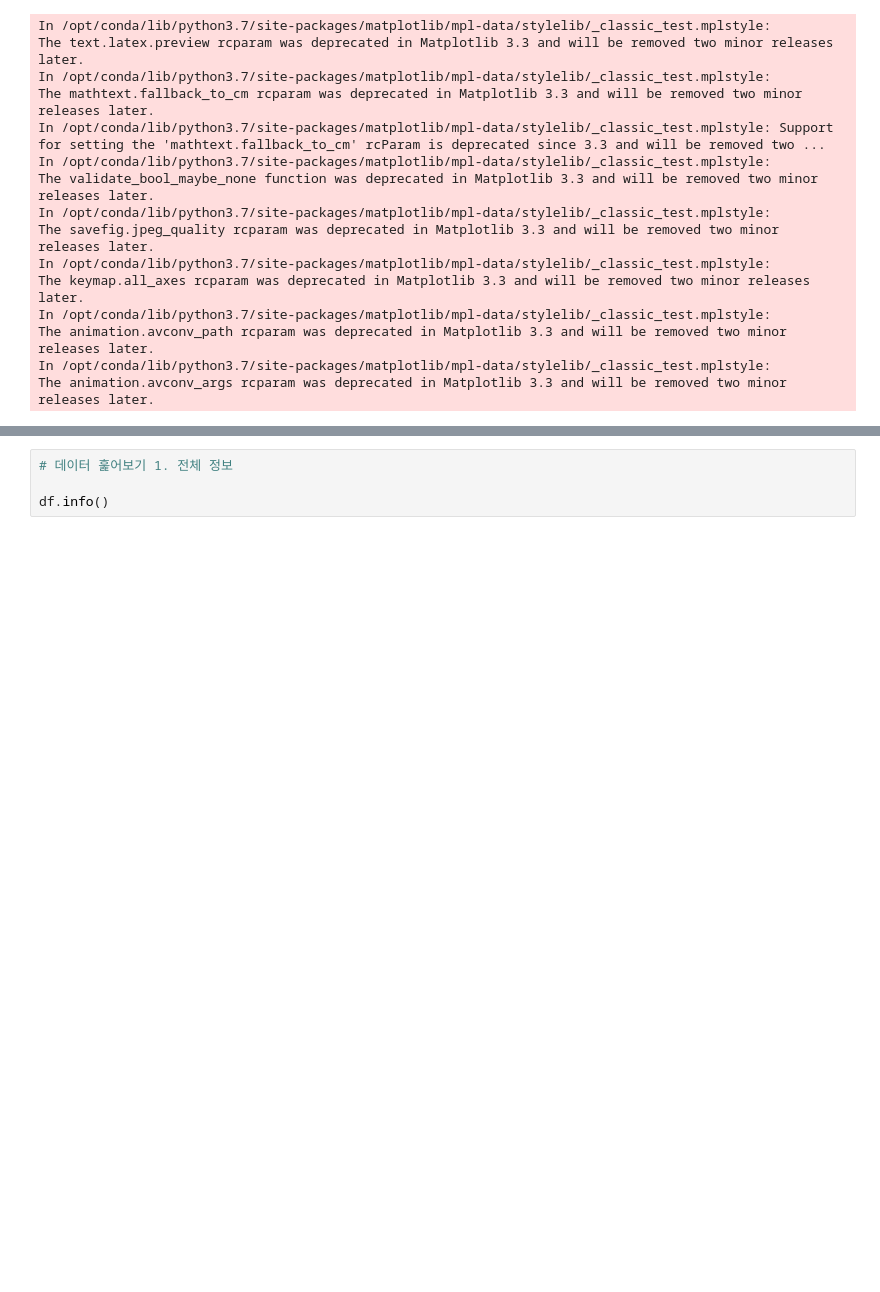
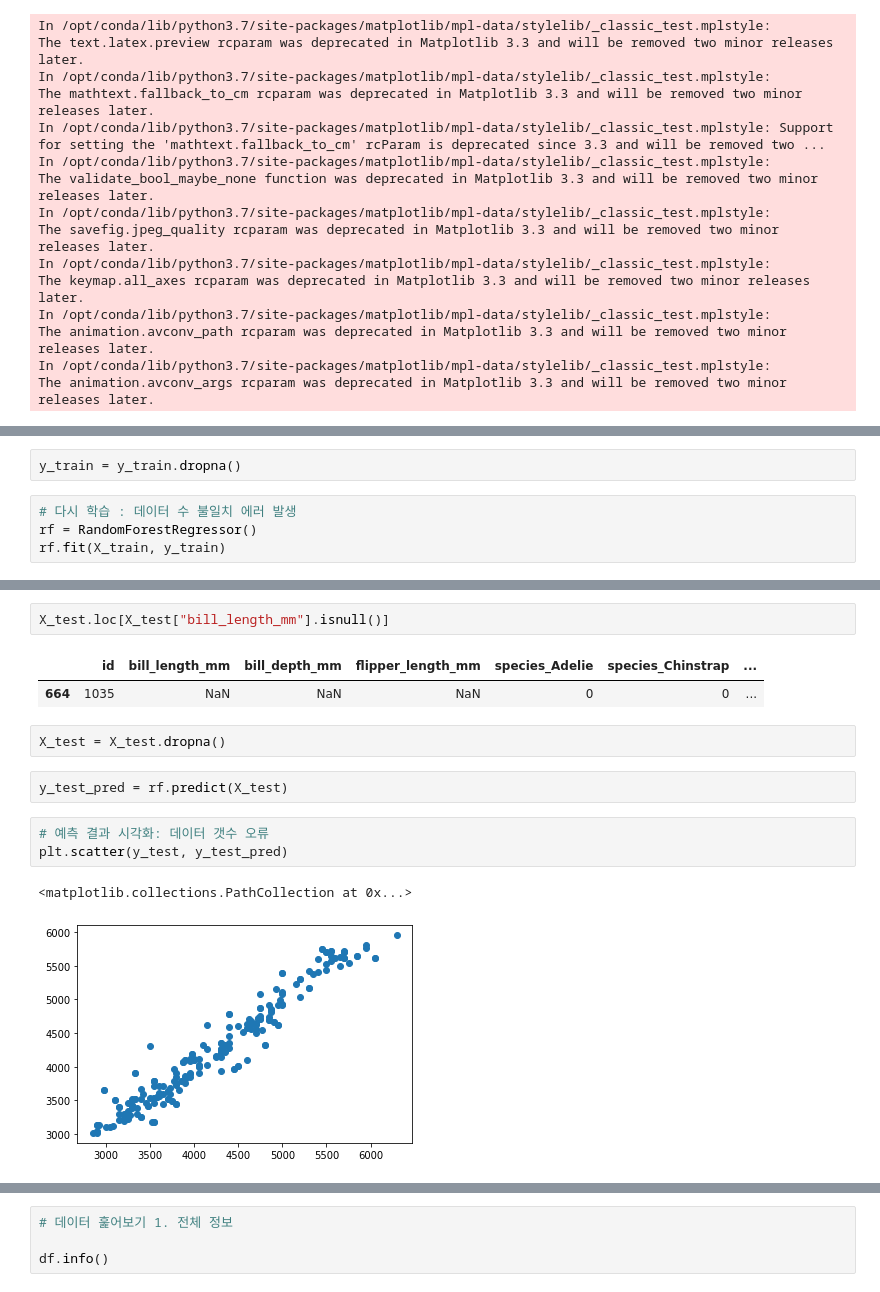
Before and after one commit to jehyunlee/2021_KSES_ML, a Jupyter notebook: 210514_handson.ipynb, the cells around one changed output, grey strips where cells are left out. Saved outputs shown, nothing was run; the diff lists cells and outputs as text; blank space fills up the shorter version.

```diff
--- a/210514_handson.ipynb
+++ b/210514_handson.ipynb
@@ -53,0 +145,6 @@ Name: 704, dtype: object
+# %%
+y_train = y_train.dropna()
+# %%
+# 다시 학습 : 데이터 수 불일치 에러 발생
+rf = RandomForestRegressor()
+rf.fit(X_train, y_train)
@@ -53,0 +174,15 @@ Name: 704, dtype: object
+# %%
+X_test.loc[X_test["bill_length_mm"].isnull()]
+# %% [output]
+|  | id | bill_length_mm | bill_depth_mm | flipper_length_mm | species_Adelie | species_Chinstrap | ... |
+| 664 | 1035 | NaN | NaN | NaN | 0 | 0 | ... |
+# %%
+X_test = X_test.dropna()
+# %%
+y_test_pred = rf.predict(X_test)
+# %%
+# 예측 결과 시각화: 데이터 갯수 오류
+plt.scatter(y_test, y_test_pred)
+# %% [output]
+<matplotlib.collections.PathCollection at 0x...>
+[figure, added]
```
Also changed, not shown: parts of 25 cells of this notebook, 6 other files.
